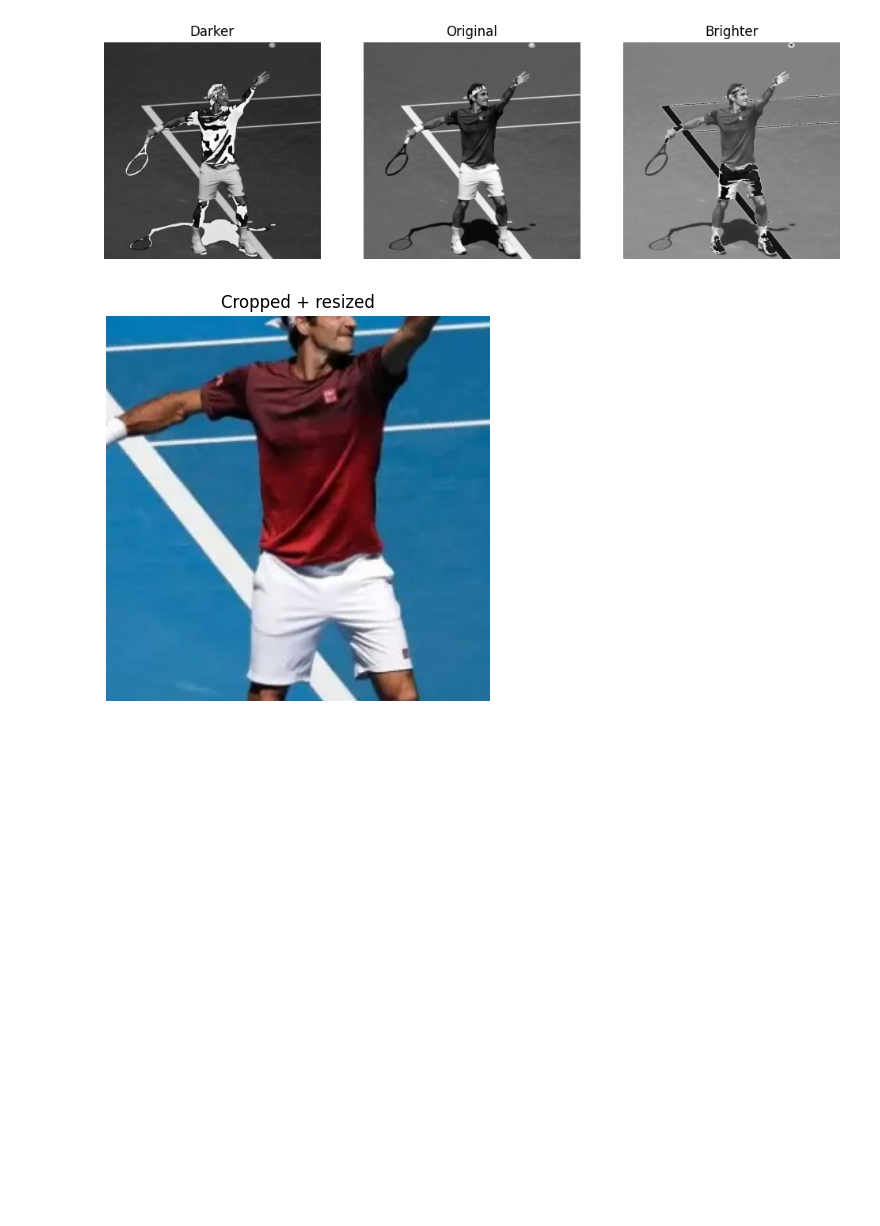
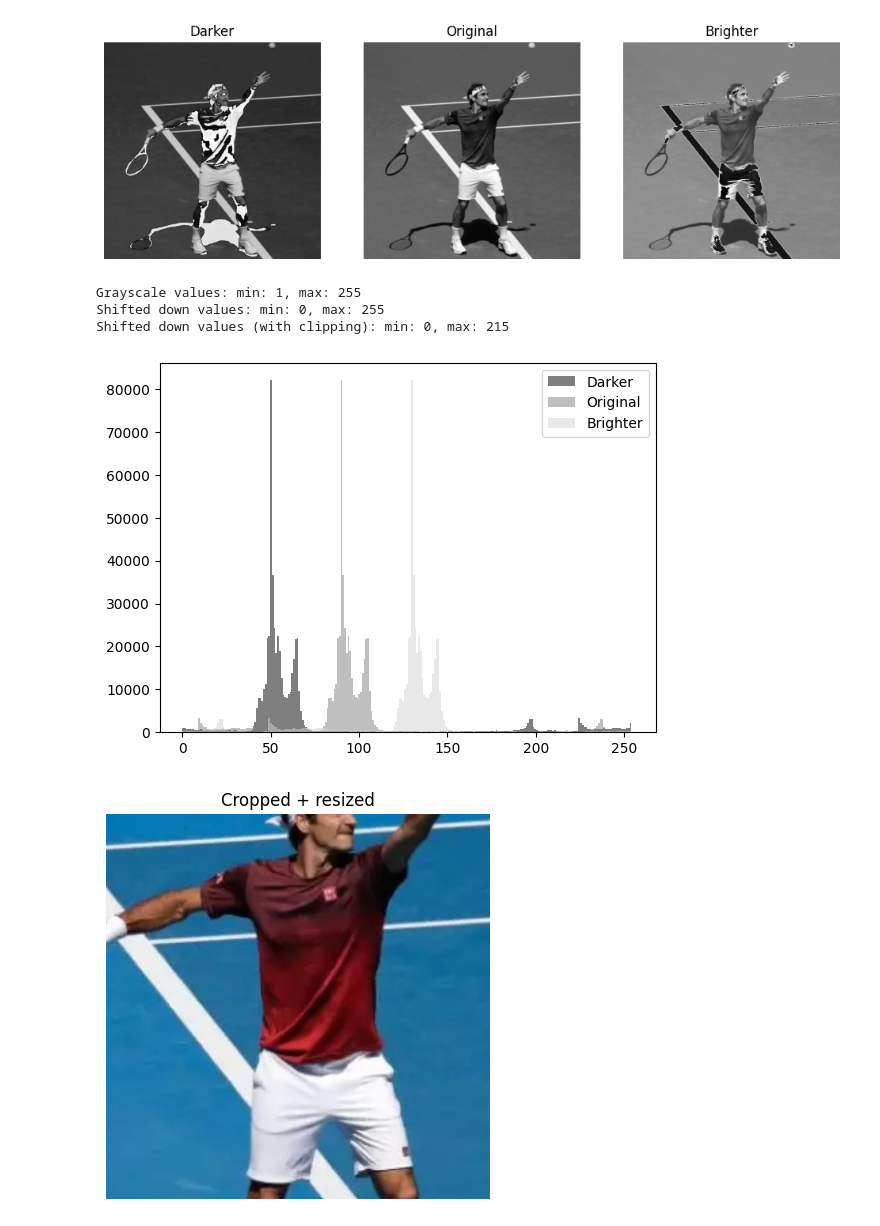
Before and after one commit to NoBlackBoxes/LastBlackBox, a Jupyter notebook: course/versions/ai-workshops/02_vision/_resources/notebooks/01_images_and_cameras.ipynb, the cells around one changed output. Cells and saved outputs as stored; diff of their text form; code cells hidden in the pictures; blank space fills up the shorter version.

```diff
--- a/course/versions/ai-workshops/02_vision/_resources/notebooks/01_images_and_cameras.ipynb
+++ b/course/versions/ai-workshops/02_vision/_resources/notebooks/01_images_and_cameras.ipynb
@@ -96,6 +96,41 @@ plt.show()
 gray shape: (746, 744)
 [figure]
 [figure]
+# %%
+# Did you notice how some pixels got brighter in the "darker" image, even though we subtracted values? Similarly, did you notice how some got darker in the "brighter" image?
+# Remember, pixel values are represented by unsigned 8-bit integers (uint8), meaning they only contain values between 0-255. If we try to represent a value less than 0 like this, then the values cannot be accurate. What happens is something called "underflow" when trying to go below 0 and "overflow" when trying to go above 255. The values "wrap around" to the other side so that they always stay within the range capable of being represented by uint8.
+
+# Th below demonstrates this:
+
+# Display the grayscale values
+print(f"Grayscale values: min: {gray.min()}, max: {gray.max()}")
+
+# Subtract 40 from the grayscale values
+shifted_down_uint8 = gray - 40
+
+# Due to underflow, the values that were originally less than 40 will wrap around and become large values close to 255. Thus, the range of the shifted_down_uint8 will still be between 0 and 255.
+print(f"Shifted down values: min: {shifted_down_uint8.min()}, max: {shifted_down_uint8.max()}")
+
+# To avoid this, we can convert the image to another data type before performing the subtraction, and then clip the values to the correct range before converting back to uint8:
+shifted_down = np.clip(gray.astype(np.float32) - 40, 0, 255).astype(np.uint8)
+
+# Now, we can see the values are correctly shifted down and we've avoided underflow:
+print(f"Shifted down values (with clipping): min: {shifted_down.min()}, max: {shifted_down.max()}")
+# %% [output]
+Grayscale values: min: 1, max: 255
+Shifted down values: min: 0, max: 255
+Shifted down values (with clipping): min: 0, max: 215
+# %%
+# We can look at the distribution of pixel values by counting the number of pixels at each intensity level (0..255) BEFORE and AFTER brightness change.
+
+plt.hist(darker.ravel(), bins=256, range=(0, 255), color="black", alpha=0.5, label="Darker")
+# plt.hist(shifted_down.ravel(), bins=256, range=(0, 255), color="red", alpha=0.5, label="Accounting for Underflow")
+plt.hist(gray.ravel(), bins=256, range=(0, 255), color="gray", alpha=0.5, label="Original")
+plt.hist(brighter.ravel(), bins=256, range=(0, 255), color="lightgray", alpha=0.5, label="Brighter")
+plt.legend()
+plt.show()
+# %% [output]
+[figure, added]
 # %%
 h, w = rgb.shape[:2]
 crop = rgb[h//4: 3*h//4, w//4: 3*w//4]  # center crop
```
Also changed, not shown: parts of 1 cell of this notebook, 3 other files.
